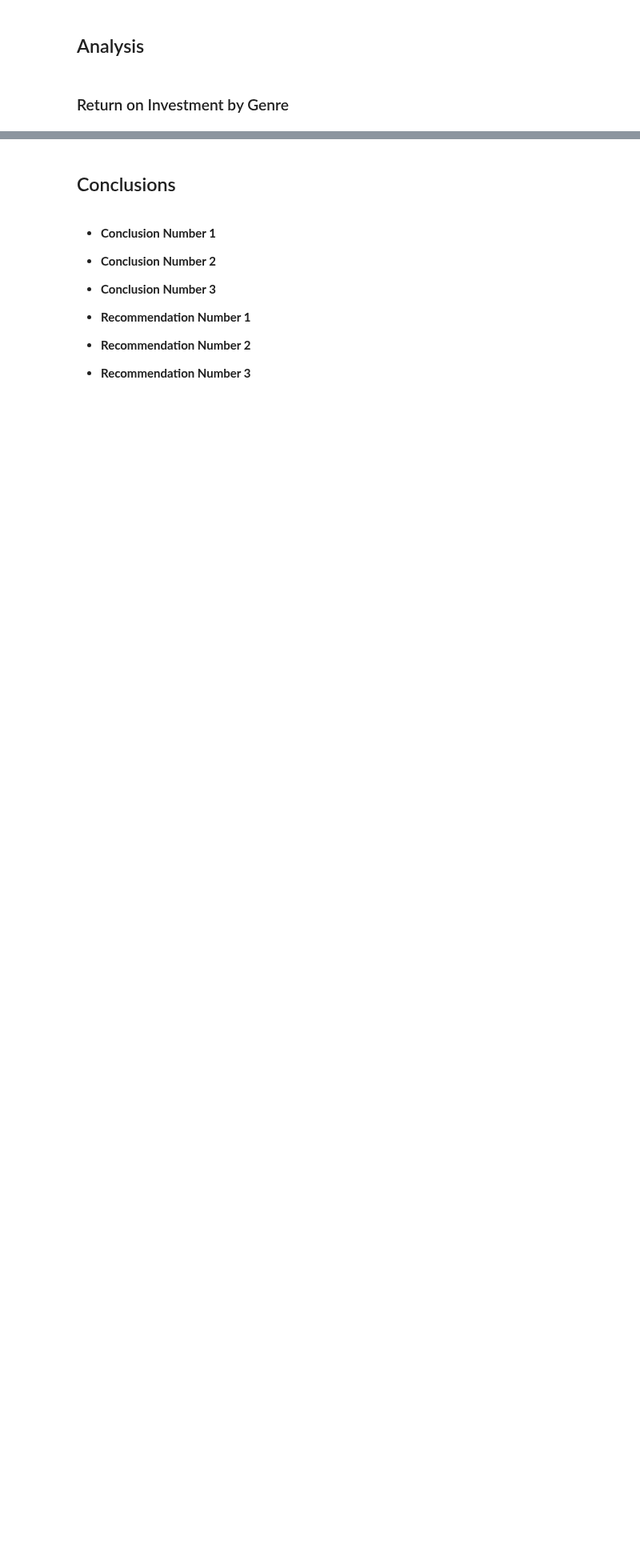
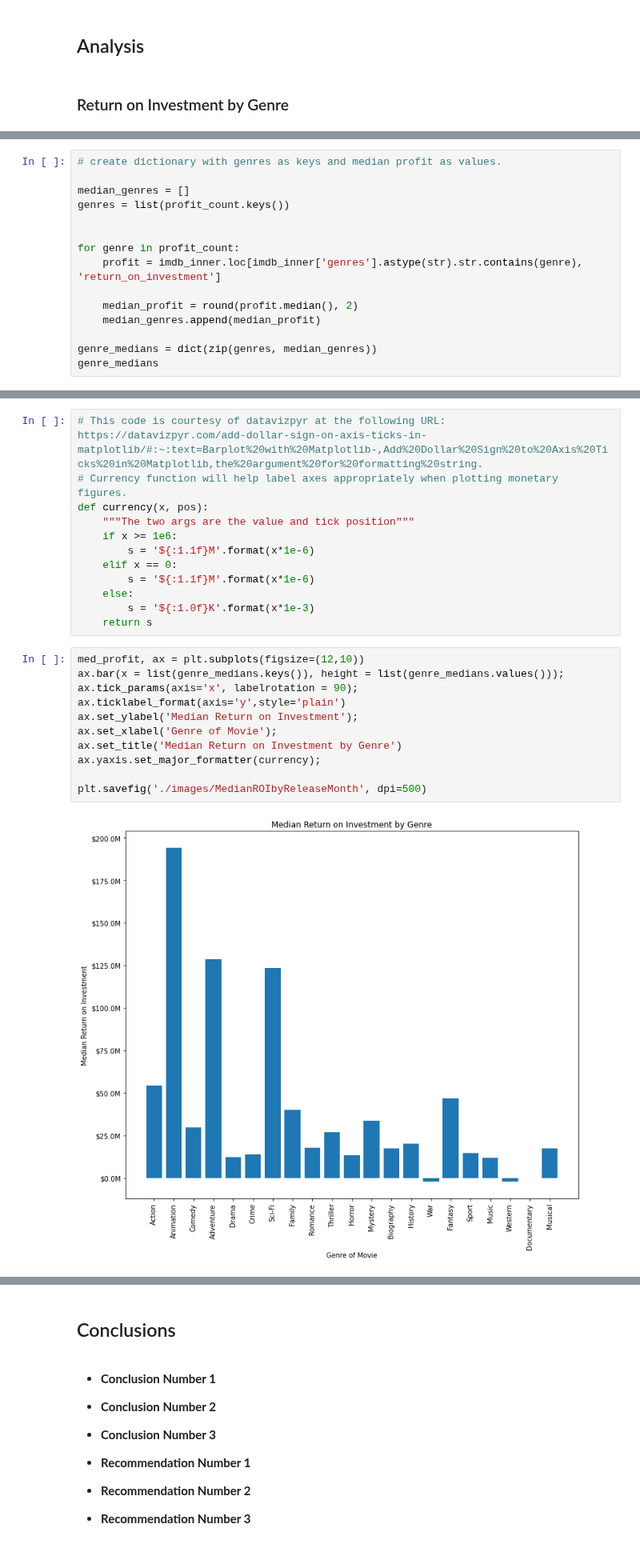
Before and after one commit to ThomasHChapman/p1_project, a Jupyter notebook: main_notebook.ipynb, the cells around one changed output, grey strips where cells are left out. Shown at 80% size. Cells and saved outputs as stored; diff of their text form; blank space fills up the shorter version.

```diff
--- a/main_notebook.ipynb
+++ b/main_notebook.ipynb
@@ -225,0 +335,15 @@ imdbq_result
+# %%
+# create dictionary with genres as keys and median profit as values.
+
+median_genres = []
+genres = list(profit_count.keys())
+
+
+for genre in profit_count:
+    profit = imdb_inner.loc[imdb_inner['genres'].astype(str).str.contains(genre), 'return_on_investment']
+
+    median_profit = round(profit.median(), 2)
+    median_genres.append(median_profit)
+
+genre_medians = dict(zip(genres, median_genres))
+genre_medians
@@ -226 +380,26 @@ imdbq_result
+# %%
+# This code is courtesy of datavizpyr at the following URL: https://datavizpyr.com/add-dollar-sign-on-axis-ticks-in-matplotlib/#:~:text=Barplot%20with%20Matplotlib-,Add%20Dollar%20Sign%20to%20Axis%20Ticks%20in%20Matplotlib,the%20argument%20for%20formatting%20string.
+# Currency function will help label axes appropriately when plotting monetary figures.
+def currency(x, pos):
+    """The two args are the value and tick position"""
+    if x >= 1e6:
+        s = '${:1.1f}M'.format(x*1e-6)
+    elif x == 0:
+        s = '${:1.1f}M'.format(x*1e-6)
+    else:
+        s = '${:1.0f}K'.format(x*1e-3)
+    return s
+# %%
+med_profit, ax = plt.subplots(figsize=(12,10))
+ax.bar(x = list(genre_medians.keys()), height = list(genre_medians.values()));
+ax.tick_params(axis='x', labelrotation = 90);
+ax.ticklabel_format(axis='y',style='plain')
+ax.set_ylabel('Median Return on Investment');
+ax.set_xlabel('Genre of Movie');
+ax.set_title('Median Return on Investment by Genre')
+ax.yaxis.set_major_formatter(currency);
+
+plt.savefig('./images/MedianROIbyReleaseMonth', dpi=500)
+# %% [output]
+[figure, added]
 # %% [markdown]
```
Also changed, not shown: parts of 55 cells of this notebook, 3 other files.
